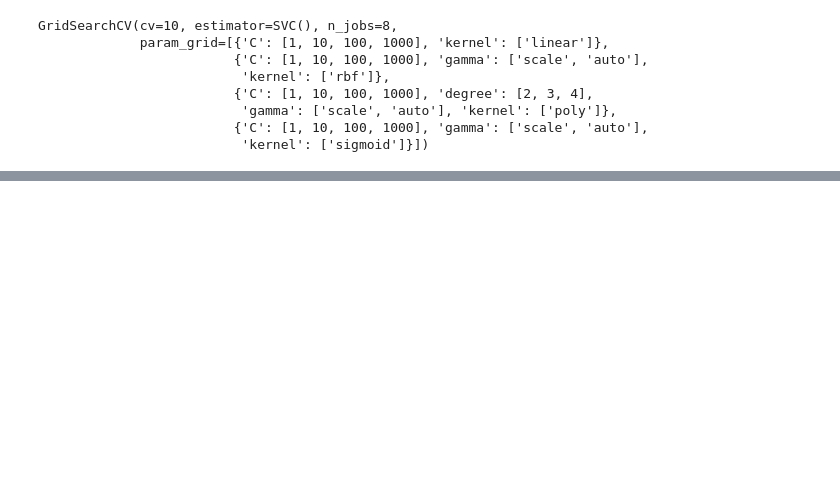
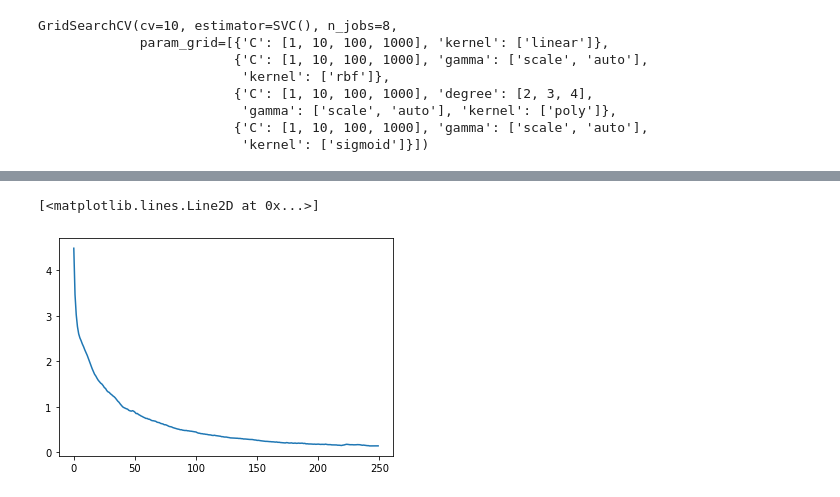
Before and after one commit to satlawa/boku_rs_image_processing, a Jupyter notebook: 3_model_training.ipynb, the cells around one changed output, grey strips where cells are left out. Cells and saved outputs as stored; diff of their text form; code cells hidden in the pictures; blank space fills up the shorter version.

```diff
--- a/3_model_training.ipynb
+++ b/3_model_training.ipynb
@@ -110,7 +185,7 @@ scaler = StandardScaler()
 scaler.fit(X_train)
 
 X_train = scaler.transform(X_train)
-#X_test = scaler.transform(X_test)
+X_test = scaler.transform(X_test)
 # %%
 ##########################
 ##########################
@@ -368,5 +421,0 @@ accuracy_score(y_test, pred)
-# %%
-# prediction with the best preforming model
-clf = SVC(kernel='rbf', C=10, gamma='scale', random_state=399)
-clf.fit(X_train, y_train)
-pred = clf.predict(X_test)
@@ -395,0 +450,15 @@ X_train.shape
+# %%
+# network parameters
+clf = TabNetClassifier(
+    n_d=16, n_a=16, n_steps=5,
+    gamma=1.5, n_independent=2, n_shared=2,
+    #cat_idxs=cat_idxs,
+    #cat_dims=cat_dims,
+    cat_emb_dim=1,
+    lambda_sparse=1e-2, momentum=0.3, #clip_value=2.,
+    optimizer_fn=torch.optim.Adam,
+    optimizer_params=dict(lr=2e-2),
+    scheduler_params = {"gamma": 0.95,
+                     "step_size": 20},
+    scheduler_fn=torch.optim.lr_scheduler.StepLR, epsilon=1e-15
+)
@@ -395,0 +467,8 @@ X_train.shape
+# %%
+clf.fit(
+    X_train=X_train, y_train=y_train,
+    eval_set=[(X_train, y_train), (X_test, y_test)], #(X_validx, y_validx)],
+    eval_name=['train', 'valid'],
+    max_epochs=100, patience=100,
+    batch_size=16384, virtual_batch_size=512
+)
@@ -395,0 +493,6 @@ X_train.shape
+# %%
+# plot losses
+plt.plot(clf.history['loss'])
+# %% [output]
+[<matplotlib.lines.Line2D at 0x...>]
+[figure, added]
```
Also changed, not shown: parts of 32 cells of this notebook, 2 other files.
